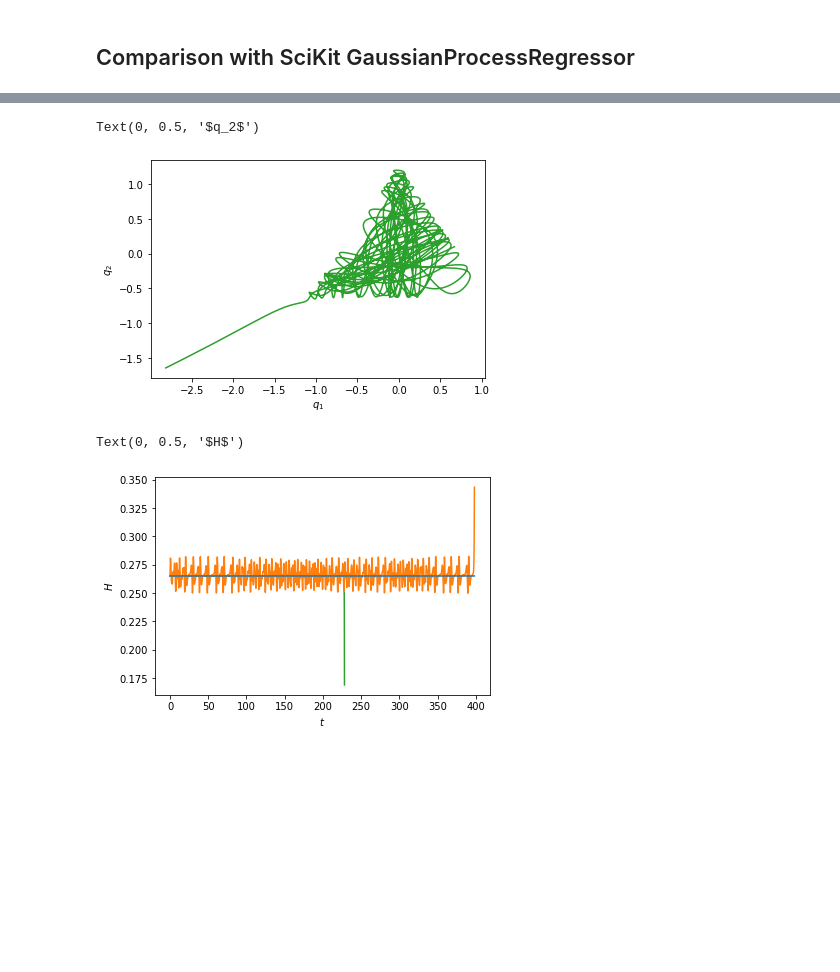
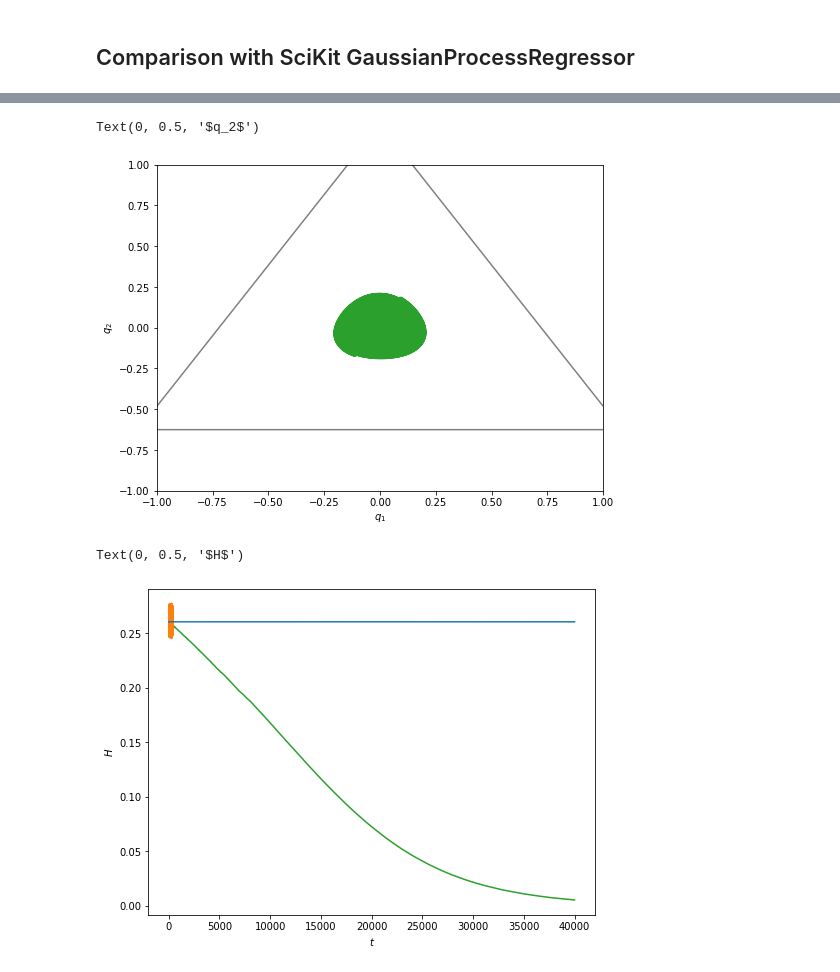
Before and after one commit to Christian-Offen/symplectic-shadow-integration, a Jupyter notebook: HenonHeilsSE.ipynb, the cells around one changed output, grey strips where cells are left out. Cells and saved outputs as stored; diff of their text form; code cells hidden in the pictures; blank space fills up the shorter version.

```diff
--- a/HenonHeilsSE.ipynb
+++ b/HenonHeilsSE.ipynb
@@ -59,5 +65,12 @@ z0 = np.array([0.67,0.1,0.,0.])
 # %%
 # use symplectic shadow integration
-trj = SI.predictMotion(z0,N)
+
+## uncomment for re-computation
+## N = 540000
+## trj = SI.predictMotion(z0,N,saveflag=True,saveint=10)
+
+# load precomputed data
+trj = pickle.load(open('data/SSIdata_long.pkl','rb'))
+N = trj.shape[1]
 # %%
 # integrate exact vector field for comparision, overflow warnings can occur when the trajectory diverges
@@ -146,6 +166,6 @@ from sklearn.gaussian_process.kernels import RBF, ConstantKernel as C
 
 # Fit GP to data with scaled RBF kernel, using ML estimation of the parameters
 kernel = C(1.0, (1e-3, 1e5)) * RBF(5, (1e-2, 1e2)) # scaled RBF kernel
-gp = GaussianProcessRegressor(kernel=kernel, n_restarts_optimizer=9,random_state=0)
+gp = GaussianProcessRegressor(kernel=kernel, n_restarts_optimizer=0,random_state=101)
 gp.fit(start.T,final.T)
 # %% [output]
@@ -154,30 +182,41 @@ GaussianProcessRegressor(kernel=1**2 * RBF(length_scale=5),
 # %%
 # predict trajectory using the learned flow map
-trjSci = np.zeros((trj.shape[0],4000))
+NSci = N # 540000
+trjSci = np.zeros((trj.shape[0],NSci))
 trjSci[:,0] = trj[:,0]
 
-for j in range(0,trjSci.shape[1]-1):
+for j in tqdm(range(0,trjSci.shape[1]-1)):
     trjSci[:,j+1] = gp.predict(trjSci[:,j].reshape(1,-1))[0]
 # %%
 # phase plot
-mm = 2278
-plt.plot(trjSci[0,:mm],trjSci[1,:mm],'C2')
-plt.xlabel('$q_1$')
-plt.ylabel('$q_2$')
+#mm0 = 300000
+#mm  = 310000
+
+mm0 = 300000
+mm = len(trjSci[0])
+
+fig, axs = plt.subplots(1, 1,figsize=(8,6))
+axs.contour(yy0High,yy1High,V_ref,colors=['grey'],levels=[1/(6*mu**2)])
+axs.plot(trjSci[0,mm0:mm],trjSci[1,mm0:mm],'C2')
+axs.set_xlabel('$q_1$')
+axs.set_ylabel('$q_2$')
+#fig.savefig('HenonPhaseSciKit'+timedata+'.pdf')
 # %% [output]
 Text(0, 0.5, '$q_2$')
-[figure, old version]
+[figure, new version]
 # %%
 # Compare energy plots
-mm1 = 2283
-mm = 3983
+mm1 = 400000
+mm = 4000
 
-plt.plot(    h*np.arange(0,mm1),    H(trjSci[:,:mm1]),'C2')
-plt.plot(    h*np.arange(0,len(trj[0,:mm])),    H(trjSE[:,:mm]),'C1')
-plt.plot(    h*np.arange(0,len(trj[0,:mm])),    H(trj[:,:mm]), 'C0')
+fig, axs = plt.subplots(1, 1,figsize=(8,6))
+axs.plot(    h*np.arange(0,len(trjSci[0,:mm1])),    H(trjSci[:,:mm1]),'C2')
+axs.plot(    h*np.arange(0,len(trj[0,:mm])),    H(trjSE[:,:mm]),'C1')
+axs.plot(    h*np.arange(0,len(trj[0,:mm1])),    H(trj[:,:mm1]), 'C0')
 
-plt.xlabel('$t$')
-plt.ylabel('$H$')
+axs.set_xlabel('$t$')
+axs.set_ylabel('$H$')
+#fig.savefig('HenonEnergySciKit'+timedata+'.pdf')
 # %% [output]
 Text(0, 0.5, '$H$')
-[figure, old version]
+[figure, new version]
```
Also changed, not shown: parts of 11 cells of this notebook, 3 other files.
